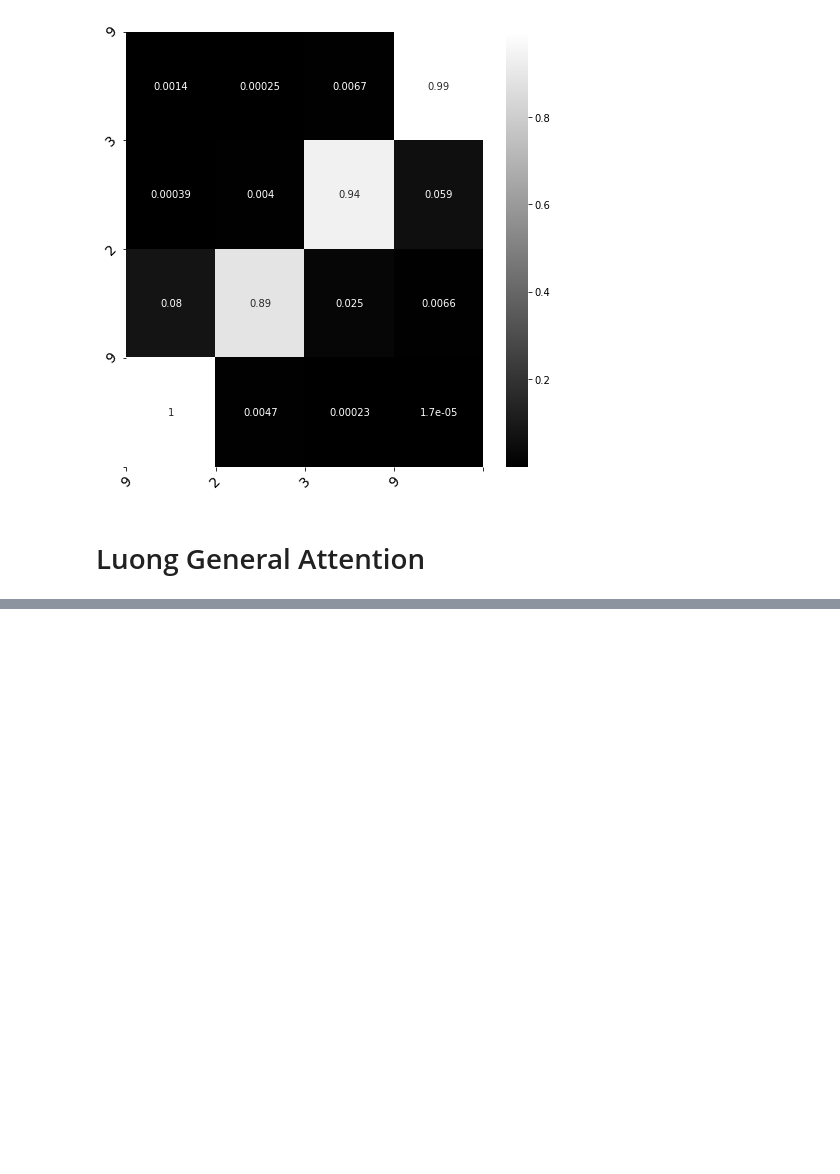
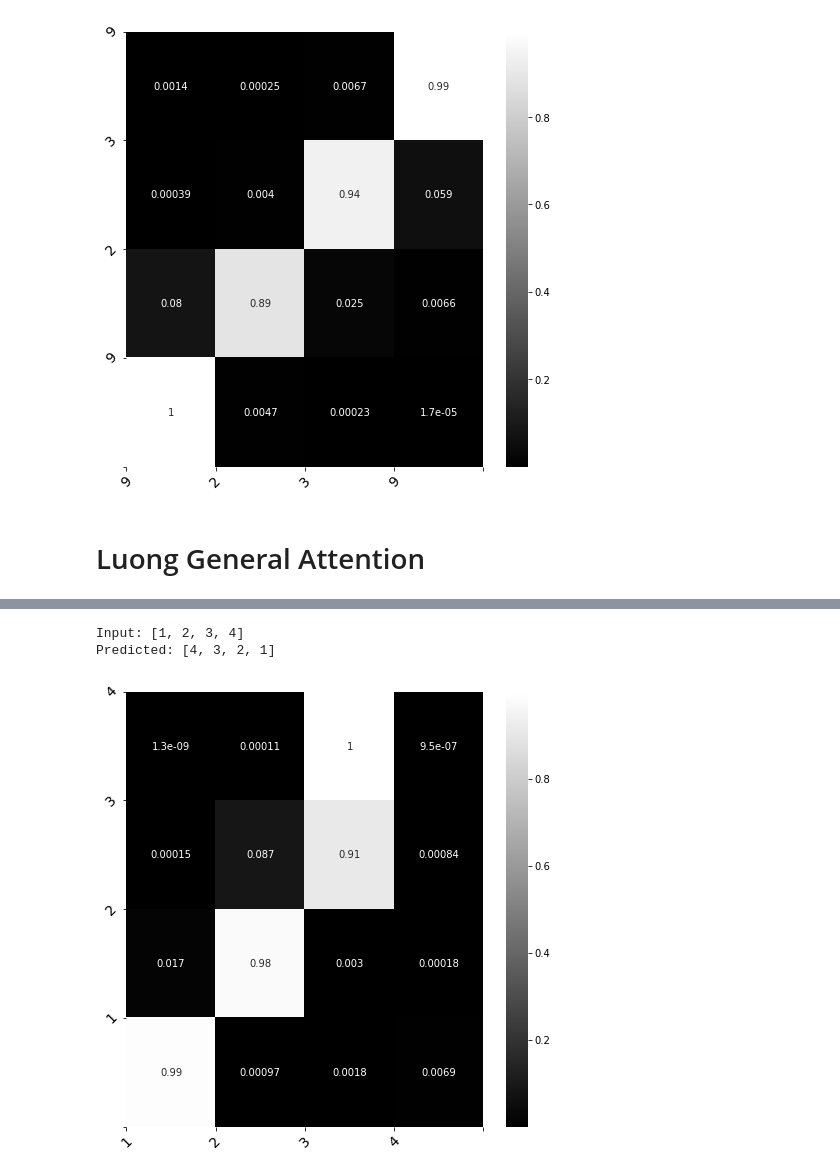
Before and after one commit to JanLeyva/DeepLearning, a Jupyter notebook: Copia_de_Assignment3Test5.ipynb, the cells around one changed output, grey strips where cells are left out. Drawn from its saved outputs; the diff is of its cells as text; code cells hidden in the pictures; blank space fills up the shorter version.

```diff
--- a/Copia_de_Assignment3Test5.ipynb
+++ b/Copia_de_Assignment3Test5.ipynb
@@ -762,3 +779,9 @@ Train: 99.475, Test: 98.250
+# %%
+plotWeight([1,2,3,4], attentionLuongGeneral, encoder_lstmLuGen, decoder_lstmLuGen, decoder_denseLuGen)
+# %% [output]
+Input: [1, 2, 3, 4]
+Predicted: [4, 3, 2, 1]
+[figure, added]
 # %%
 plotWeight([9,2,3,9], attentionLuongGeneral, encoder_lstmLuGen, decoder_lstmLuGen, decoder_denseLuGen)
 # %% [output]
```
Also changed, not shown: parts of 22 cells of this notebook.
